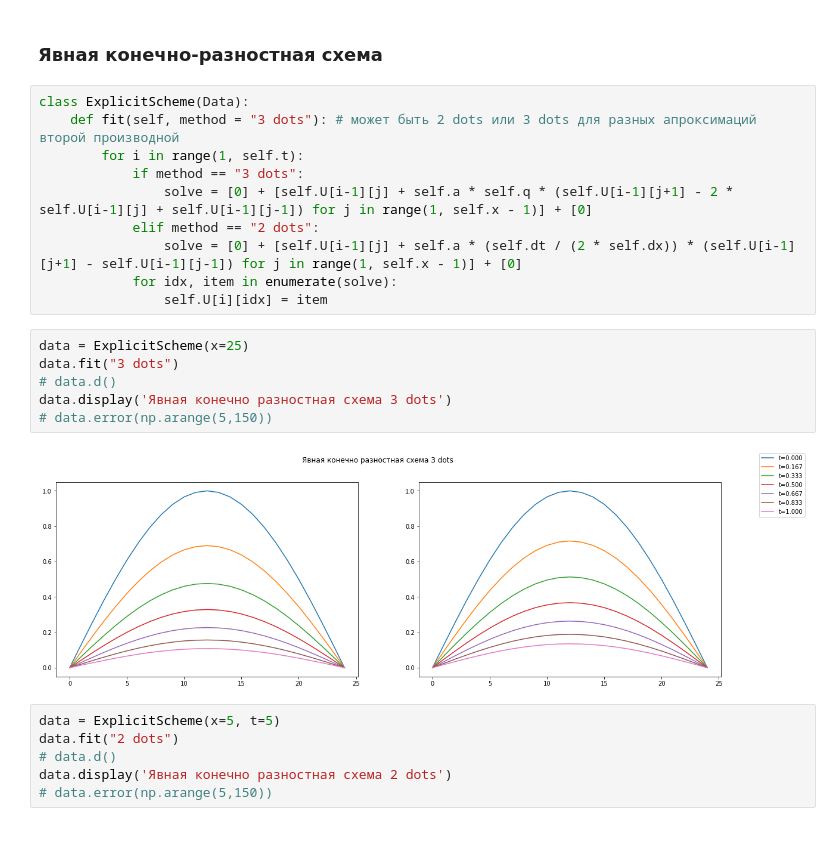
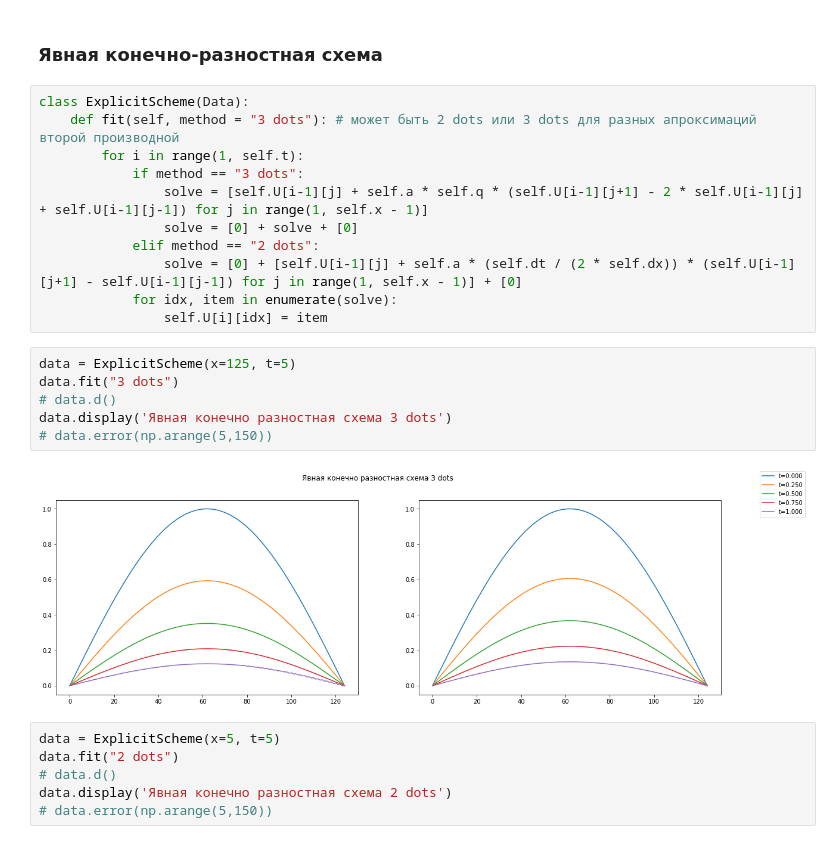
Before and after one commit to pagamov/7sem, a Jupyter notebook: Численные методы/5lab/5lab.ipynb, the cells around one changed output. Cells and saved outputs as stored; diff of their text form.

```diff
--- a/Численные методы/5lab/5lab.ipynb
+++ b/Численные методы/5lab/5lab.ipynb
@@ -93,19 +93,20 @@ class ExplicitScheme(Data):
     def fit(self, method = "3 dots"): # может быть 2 dots или 3 dots для разных апроксимаций второй производной
         for i in range(1, self.t):
             if method == "3 dots":
-                solve = [0] + [self.U[i-1][j] + self.a * self.q * (self.U[i-1][j+1] - 2 * self.U[i-1][j] + self.U[i-1][j-1]) for j in range(1, self.x - 1)] + [0]
+                solve = [self.U[i-1][j] + self.a * self.q * (self.U[i-1][j+1] - 2 * self.U[i-1][j] + self.U[i-1][j-1]) for j in range(1, self.x - 1)]
+                solve = [0] + solve + [0]
             elif method == "2 dots":
                 solve = [0] + [self.U[i-1][j] + self.a * (self.dt / (2 * self.dx)) * (self.U[i-1][j+1] - self.U[i-1][j-1]) for j in range(1, self.x - 1)] + [0]
             for idx, item in enumerate(solve):
                 self.U[i][idx] = item
 # %%
-data = ExplicitScheme(x=25)
+data = ExplicitScheme(x=125, t=5)
 data.fit("3 dots")
 # data.d()
 data.display('Явная конечно разностная схема 3 dots')
 # data.error(np.arange(5,150))
 # %% [output]
-[figure, old version]
+[figure, new version]
 # %%
 data = ExplicitScheme(x=5, t=5)
 data.fit("2 dots")
```
Also changed, not shown: parts of 1 cell of this notebook.
